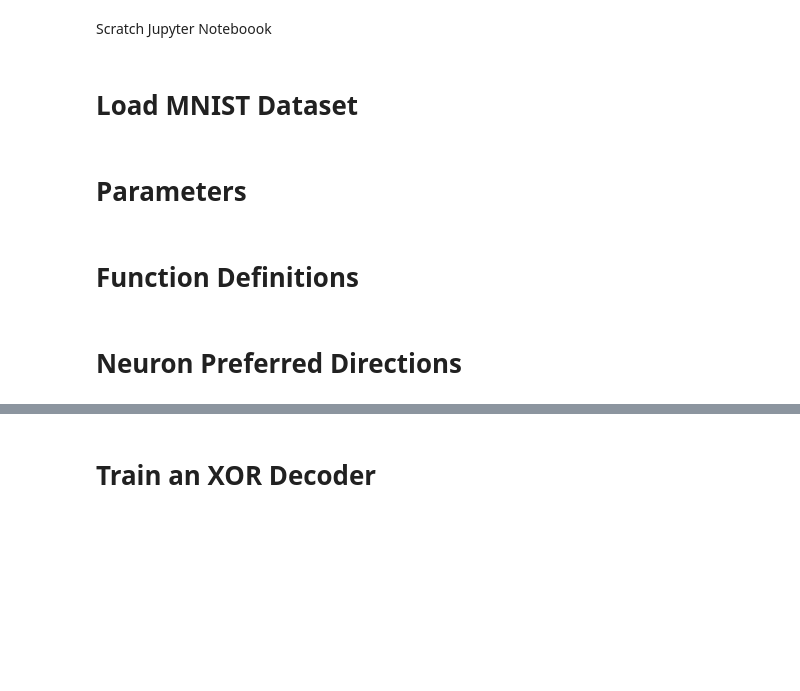
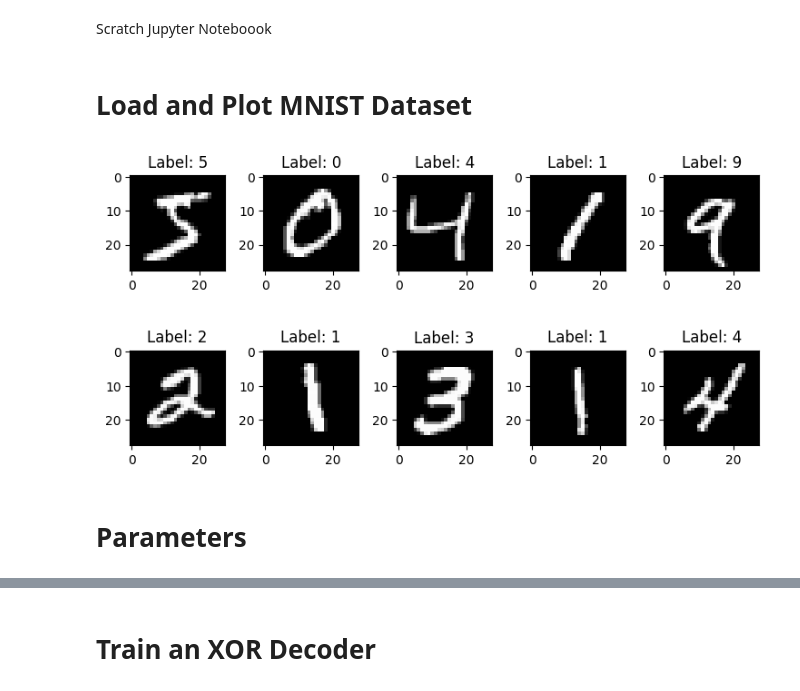
Before and after one commit to Fritz17236/untitled, a Jupyter notebook: mnist/mnist.ipynb, the cells around one changed output, grey strips where cells are left out. Cells and saved outputs as stored; diff of their text form; code cells hidden in the pictures; blank space fills up the shorter version.

Commit message:
starting mnist data set - need to setup batch-based fitting + inference

```diff
--- a/mnist/mnist.ipynb
+++ b/mnist/mnist.ipynb
@@ -10,6 +13,30 @@ import torch
 %matplotlib inline
 # %% [markdown]
-# Load MNIST Dataset
+# Load and Plot MNIST Dataset
+# %%
+def one_hot_ten(int_label: torch.Tensor) -> NDArray[np.floating]:
+    oh = np.zeros((10,))
+    oh[int_label] = 1
+    return oh
+
+def to_numpy_arr(img: PIL.Image) -> NDArray[np.floating]:
+    return np.asarray(img).flatten()
+# %%
+train_data = torchvision.datasets.MNIST(root='./data', download=True, train=True, transform=to_numpy_arr, target_transform=one_hot_ten)
+test_data = torchvision.datasets.MNIST(root='./data', download=True, train=False, transform=to_numpy_arr, target_transform=one_hot_ten)
+# %%
+num_rows = 2
+num_cols = 5
+
+fig, axes = plt.subplots(num_rows, num_cols, figsize=(1.5*num_cols,2*num_rows))
+for i in range(num_rows*num_cols):
+    ax = axes[i//num_cols, i%num_cols]
+    ax.imshow(train_data[i][0].reshape((28, 28)), cmap='gray')
+    ax.set_title('Label: {}'.format(np.argmax(train_data[i][1])))
+plt.tight_layout()
+plt.show()
+# %% [output]
+[figure, added]
 # %% [markdown]
 # Parameters
 # %%
@@ -23,3 +50 @@ config = na.params.RegressionParams(
 )
-# %% [markdown]
-# Function Definitions
@@ -46,2 +50,0 @@ def xor(x: NDArray) -> int:
-# %% [markdown]
-# Neuron Preferred Directions
```
Also changed, not shown: parts of 16 cells of this notebook, 10 other files.
